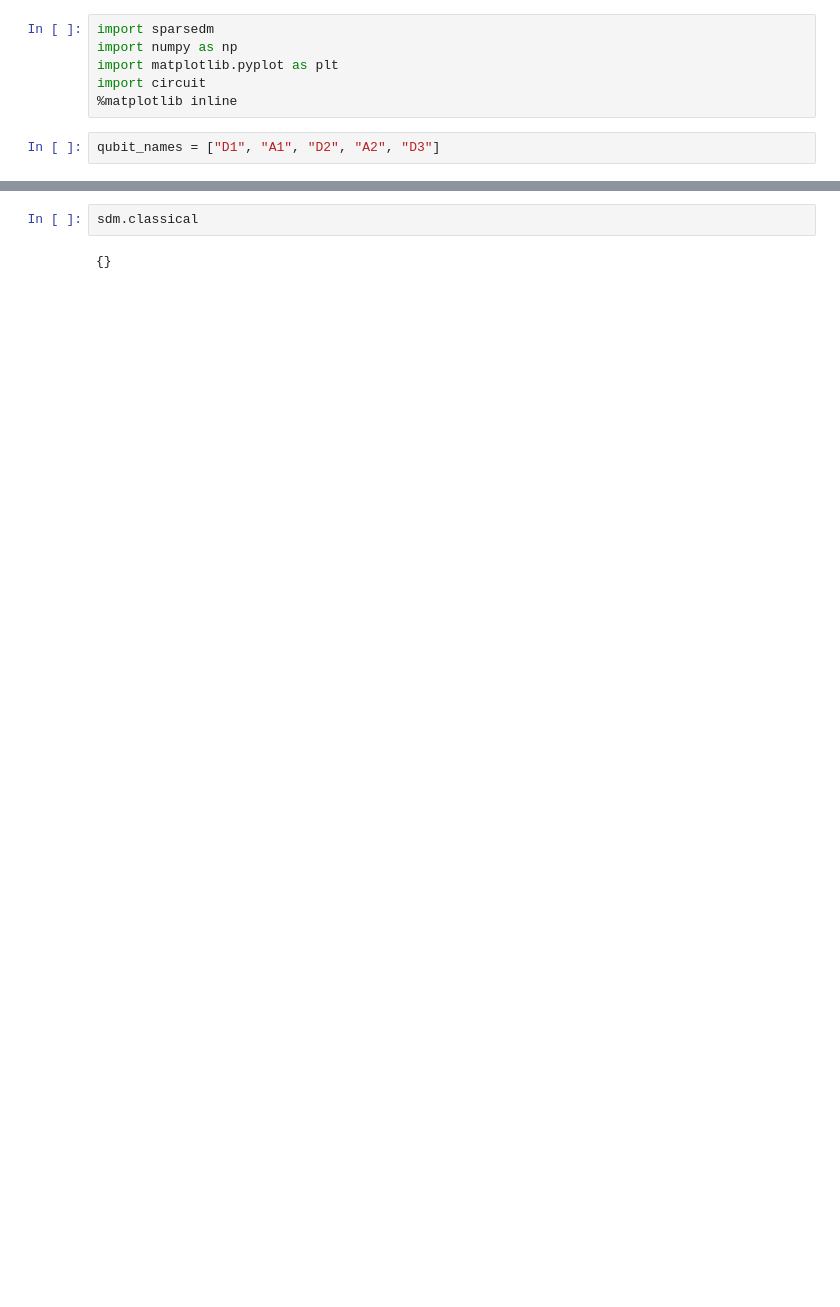
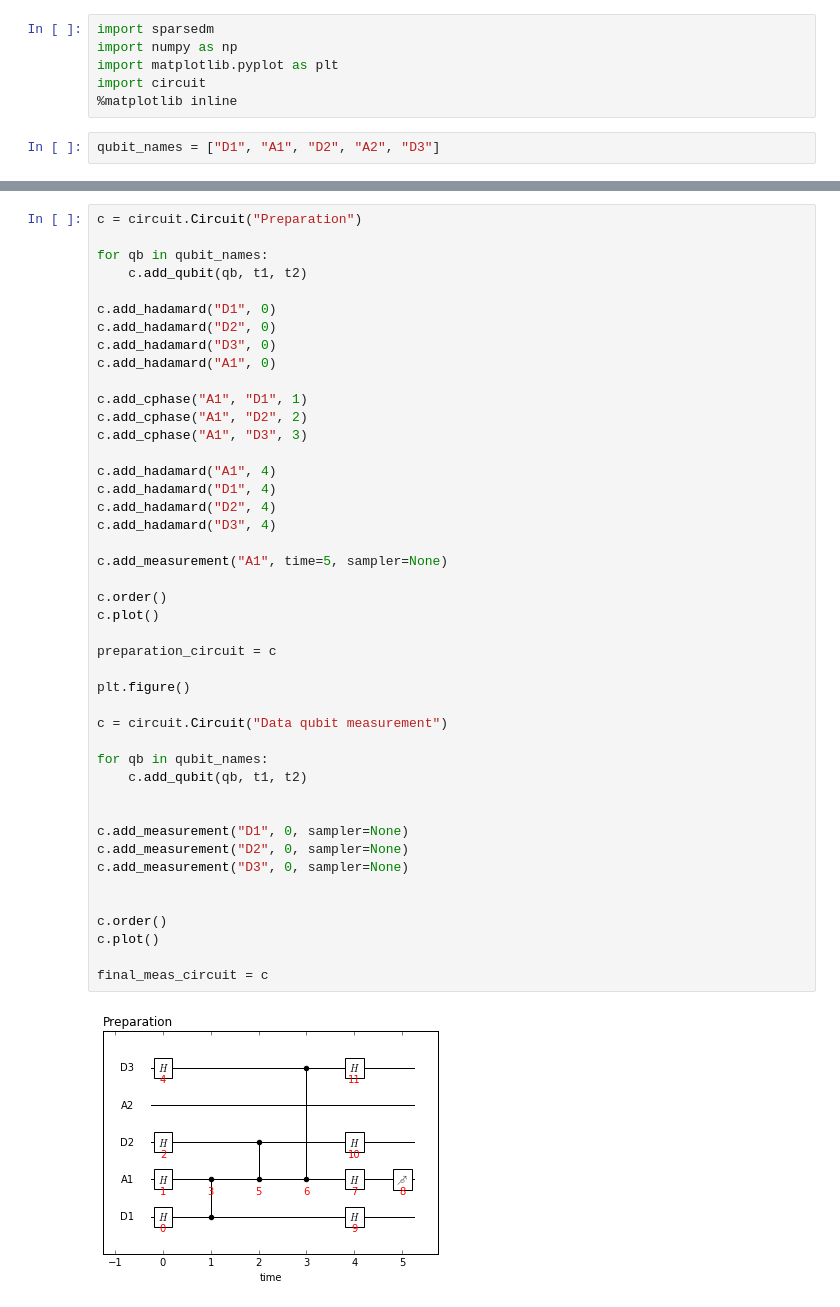
Before and after one commit to quantumsim/quantumsim, a Jupyter notebook: threeqbit.ipynb, the cells around one changed output, grey strips where cells are left out. Drawn from its saved outputs; the diff is of its cells as text; blank space fills up the shorter version.

```diff
--- a/threeqbit.ipynb
+++ b/threeqbit.ipynb
@@ -57,4 +53,46 @@ c.apply_to(sdm)
-# %%
-sdm.classical
-# %% [output]
-{}
+# %%
+c = circuit.Circuit("Preparation")
+
+for qb in qubit_names:
+    c.add_qubit(qb, t1, t2)
+
+c.add_hadamard("D1", 0)
+c.add_hadamard("D2", 0)
+c.add_hadamard("D3", 0)
+c.add_hadamard("A1", 0)
+
+c.add_cphase("A1", "D1", 1)
+c.add_cphase("A1", "D2", 2)
+c.add_cphase("A1", "D3", 3)
+
+c.add_hadamard("A1", 4)
+c.add_hadamard("D1", 4)
+c.add_hadamard("D2", 4)
+c.add_hadamard("D3", 4)
+
+c.add_measurement("A1", time=5, sampler=None)
+
+c.order()
+c.plot()
+
+preparation_circuit = c
+
+plt.figure()
+
+c = circuit.Circuit("Data qubit measurement")
+
+for qb in qubit_names:
+    c.add_qubit(qb, t1, t2)
+
+
+c.add_measurement("D1", 0, sampler=None)
+c.add_measurement("D2", 0, sampler=None)
+c.add_measurement("D3", 0, sampler=None)
+
+
+c.order()
+c.plot()
+
+final_meas_circuit = c
+# %% [output]
+[figure, added]
```
Also changed, not shown: parts of 14 cells of this notebook.
